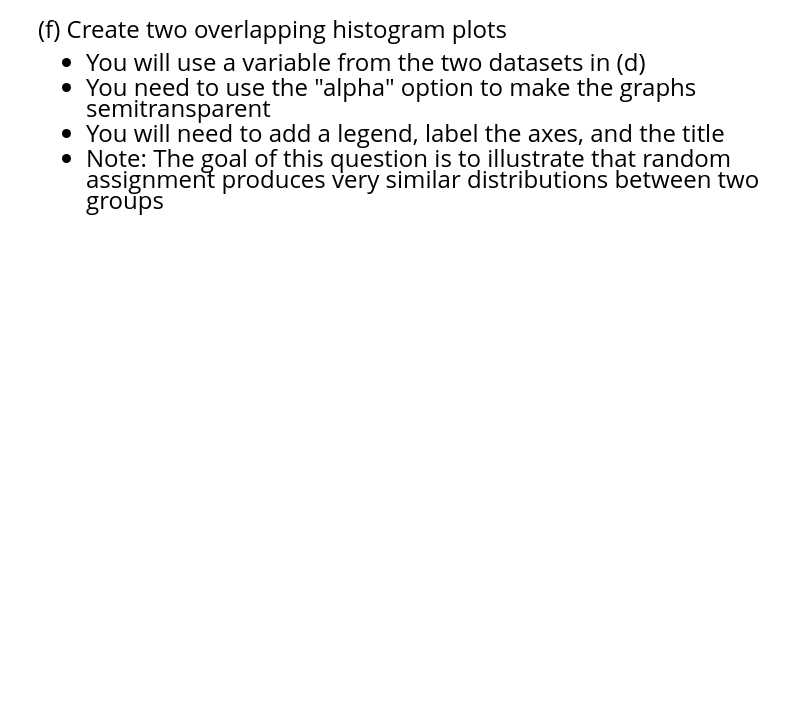
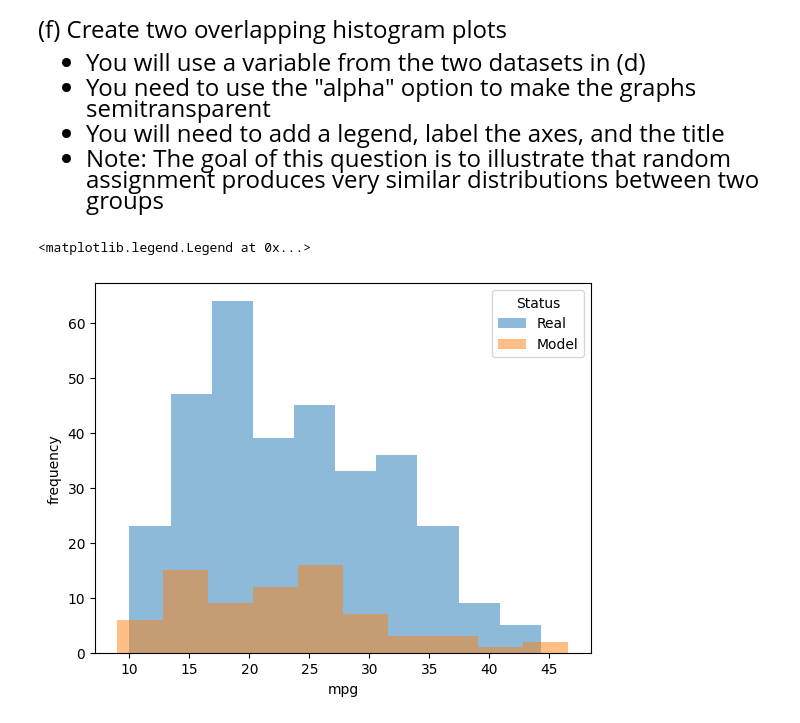
Before and after one commit to riakrishna/emoryqtm151, a Jupyter notebook: Lecture 12/Lecture 12.ipynb, the cells around one changed output. Cells and saved outputs as stored; diff of their text form; code cells hidden in the pictures; blank space fills up the shorter version.

```diff
--- a/Lecture 12/Lecture 12.ipynb
+++ b/Lecture 12/Lecture 12.ipynb
@@ -265,3 +273,17 @@ and summary statistics for pandas (mean, std, min, max, etc.)
 - You will need to add a legend, label the axes, and the title
 - Note: The goal of this question is to illustrate that random <br>
 assignment produces very similar distributions between two groups
+# %%
+list_unique_status = pd.unique(carfeatures["status"])
+
+for category in list_unique_status:
+    df = carfeatures.query("status == @category")
+    plt.hist(x=df["mpg"], alpha = 0.5)
+
+plt.xlabel("mpg")
+plt.ylabel("frequency")
+plt.legend(labels = list_unique_status,
+           title = "Status")
+# %% [output]
+<matplotlib.legend.Legend at 0x...>
+[figure, added]
```
Also changed, not shown: parts of 7 cells of this notebook, 1 other file.
